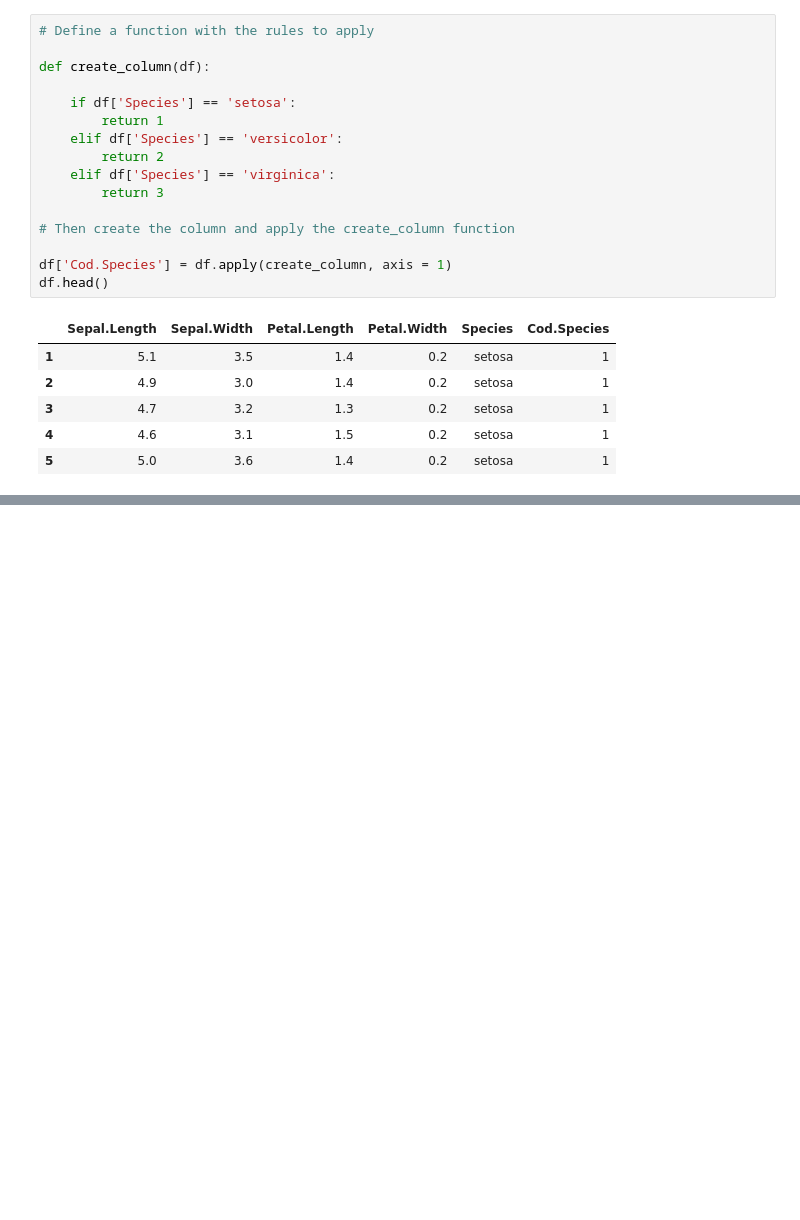
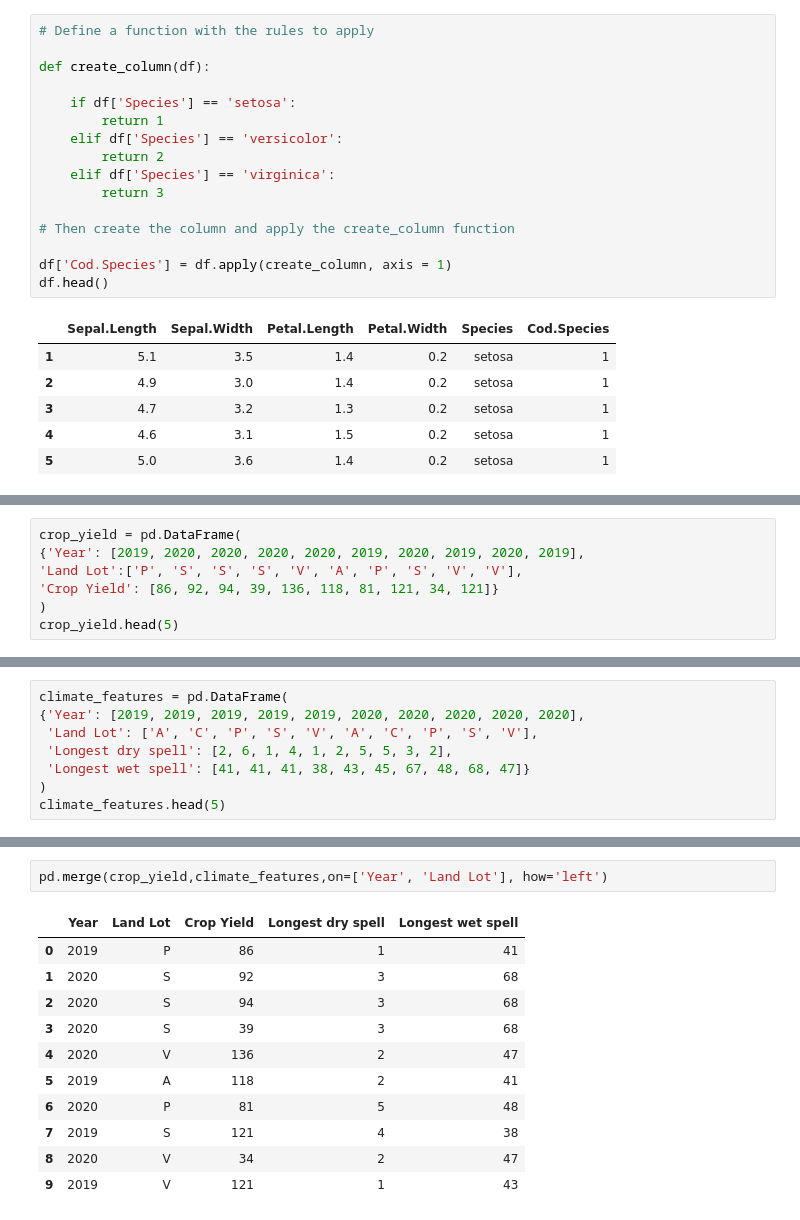
Before and after one commit to mfrestrepo/python-cheat-sheet, a Jupyter notebook: pandas/sql-to-pandas-cheat-sheet.ipynb, the cells around one changed output, grey strips where cells are left out. Saved outputs shown, nothing was run; the diff lists cells and outputs as text; blank space fills up the shorter version.

```diff
--- a/pandas/sql-to-pandas-cheat-sheet.ipynb
+++ b/pandas/sql-to-pandas-cheat-sheet.ipynb
@@ -190,0 +229,7 @@ df.head()
+# %%
+crop_yield = pd.DataFrame(
+{'Year': [2019, 2020, 2020, 2020, 2020, 2019, 2020, 2019, 2020, 2019],
+'Land Lot':['P', 'S', 'S', 'S', 'V', 'A', 'P', 'S', 'V', 'V'],
+'Crop Yield': [86, 92, 94, 39, 136, 118, 81, 121, 34, 121]}
+)
+crop_yield.head(5)
@@ -190,0 +243,8 @@ df.head()
+# %%
+climate_features = pd.DataFrame(
+{'Year': [2019, 2019, 2019, 2019, 2019, 2020, 2020, 2020, 2020, 2020],
+ 'Land Lot': ['A', 'C', 'P', 'S', 'V', 'A', 'C', 'P', 'S', 'V'],
+ 'Longest dry spell': [2, 6, 1, 4, 1, 2, 5, 5, 3, 2],
+ 'Longest wet spell': [41, 41, 41, 38, 43, 45, 67, 48, 68, 47]}
+)
+climate_features.head(5)
@@ -190,0 +258,14 @@ df.head()
+# %%
+pd.merge(crop_yield,climate_features,on=['Year', 'Land Lot'], how='left')
+# %% [output]
+|  | Year | Land Lot | Crop Yield | Longest dry spell | Longest wet spell |
+| 0 | 2019 | P | 86 | 1 | 41 |
+| 1 | 2020 | S | 92 | 3 | 68 |
+| 2 | 2020 | S | 94 | 3 | 68 |
+| 3 | 2020 | S | 39 | 3 | 68 |
+| 4 | 2020 | V | 136 | 2 | 47 |
+| 5 | 2019 | A | 118 | 2 | 41 |
+| 6 | 2020 | P | 81 | 5 | 48 |
+| 7 | 2019 | S | 121 | 4 | 38 |
+| 8 | 2020 | V | 34 | 2 | 47 |
+| 9 | 2019 | V | 121 | 1 | 43 |
```
Also changed, not shown: parts of 14 cells of this notebook.
